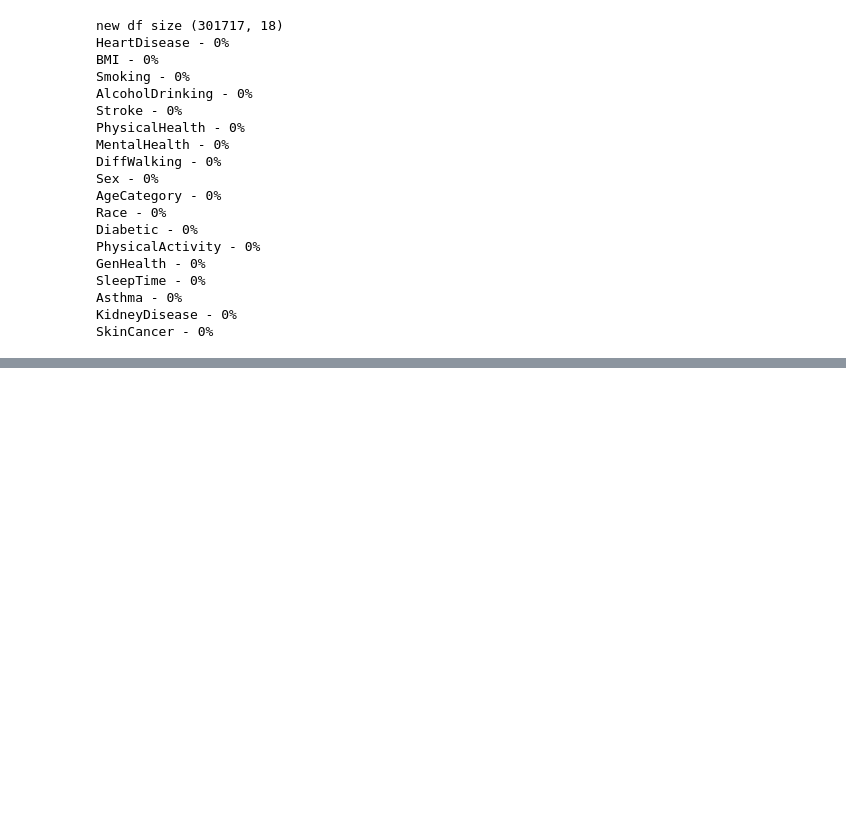
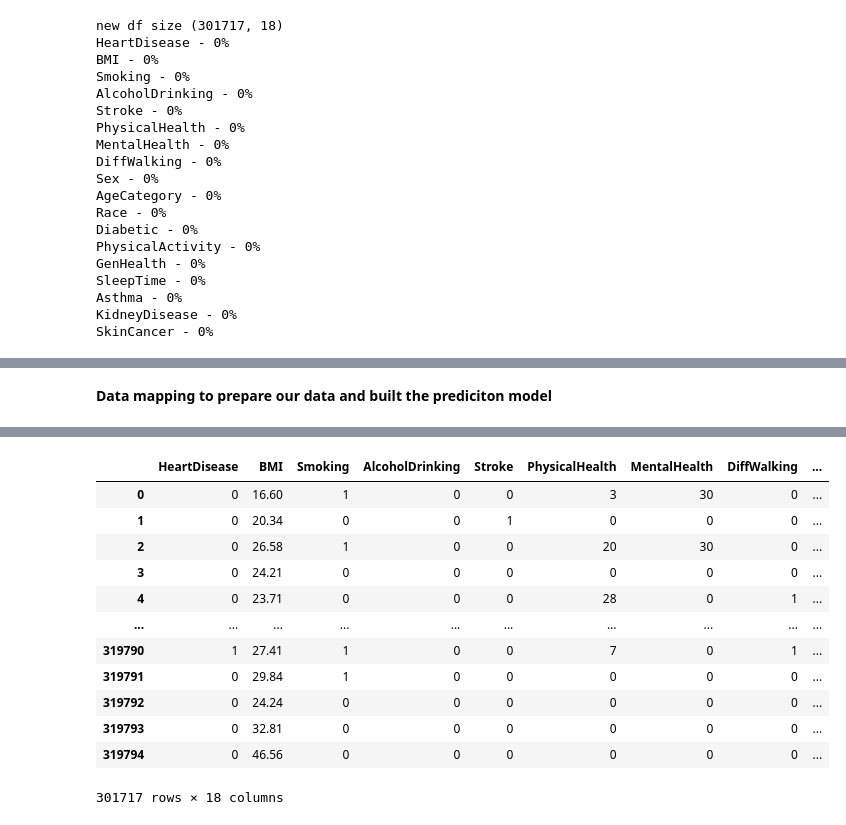
Before and after one commit to lamisghoualmi/App-Personal-Key-Indicators-of-Heart-Disease, a Jupyter notebook: HeartDisease_Analysis_Prediciton.ipynb, the cells around one changed output, grey strips where cells are left out. Cells and saved outputs as stored; diff of their text form; code cells hidden in the pictures; blank space fills up the shorter version.

```diff
--- a/HeartDisease_Analysis_Prediciton.ipynb
+++ b/HeartDisease_Analysis_Prediciton.ipynb
@@ -134 +142,48 @@ Name: PhysicalActivity, dtype: int64
 ... (3 outputs left out)
+# %% [markdown]
+**Data mapping to prepare our data and built the prediciton model**
+# %%
+# ----------------------------------MAPPING------------------------
+df.replace("Yes",1,inplace=True)
+df.replace("No",0,inplace=True)
+
+df.replace("18-24",0,inplace=True)
+df.replace("25-29",1,inplace=True)
+df.replace("30-34",2,inplace=True)
+df.replace("35-39",3,inplace=True)
+df.replace("40-44",4,inplace=True)
+df.replace("45-49",5,inplace=True)
+df.replace("50-54",6,inplace=True)
+df.replace("55-59",7,inplace=True)
+df.replace("60-64",8,inplace=True)
+df.replace("65-69",9,inplace=True)
+df.replace("70-74",10,inplace=True)
+df.replace("75-79",11,inplace=True)
+df.replace("80 or older",13,inplace=True)
+
+
+df.replace("No, borderline diabetes",2,inplace=True)
+df.replace("Yes (during pregnancy)",3,inplace=True)
+
+
+df.replace("Excellent",0,inplace=True)
+df.replace("Good",1,inplace=True)
+df.replace("Fair",2,inplace=True)
+df.replace("Very good",3,inplace=True)
+df.replace("Poor",4,inplace=True)
+
+
+df.replace("White",0,inplace=True)
+df.replace("Other",1,inplace=True)
+df.replace("Black",2,inplace=True)
+df.replace("Hispanic",3,inplace=True)
+df.replace("Asian",4,inplace=True)
+df.replace("American Indian/Alaskan Native",4,inplace=True)
+
+
+df.replace("Female",0,inplace=True)
+df.replace("Male",1,inplace=True)
+
+
+df
+# %% [output]
@@ -134,0 +191,13 @@ Name: PhysicalActivity, dtype: int64
+|  | HeartDisease | BMI | Smoking | AlcoholDrinking | Stroke | PhysicalHealth | MentalHealth | DiffWalking | ... |
+| 0 | 0 | 16.60 | 1 | 0 | 0 | 3 | 30 | 0 | ... |
+| 1 | 0 | 20.34 | 0 | 0 | 1 | 0 | 0 | 0 | ... |
+| 2 | 0 | 26.58 | 1 | 0 | 0 | 20 | 30 | 0 | ... |
+| 3 | 0 | 24.21 | 0 | 0 | 0 | 0 | 0 | 0 | ... |
+| 4 | 0 | 23.71 | 0 | 0 | 0 | 28 | 0 | 1 | ... |
+| ... | ... | ... | ... | ... | ... | ... | ... | ... | ... |
+| 319790 | 1 | 27.41 | 1 | 0 | 0 | 7 | 0 | 1 | ... |
+| 319791 | 0 | 29.84 | 1 | 0 | 0 | 0 | 0 | 0 | ... |
+| 319792 | 0 | 24.24 | 0 | 0 | 0 | 0 | 0 | 0 | ... |
+| 319793 | 0 | 32.81 | 0 | 0 | 0 | 0 | 0 | 0 | ... |
+| 319794 | 0 | 46.56 | 0 | 0 | 0 | 0 | 0 | 0 | ... |
+301717 rows × 18 columns
```
Also changed, not shown: parts of 12 cells of this notebook.
